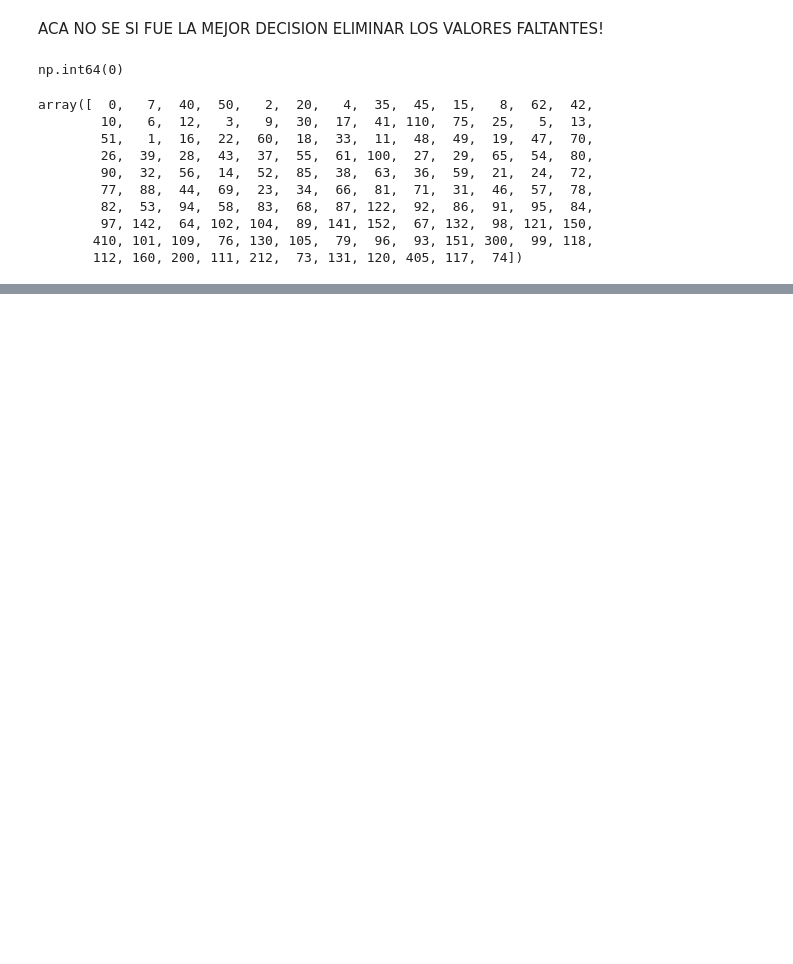
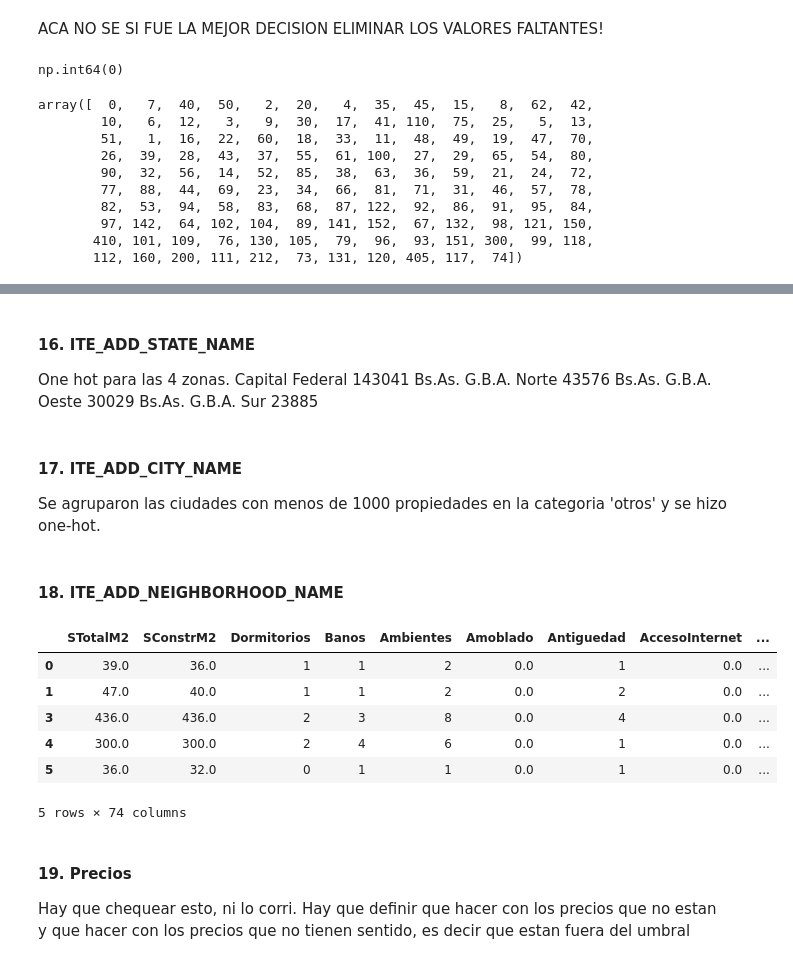
Before and after one commit to toiaalynch/TPFinalML, a Jupyter notebook: preprocesamiento.ipynb, the cells around one changed output, grey strips where cells are left out. Saved outputs shown, nothing was run; the diff lists cells and outputs as text; code cells hidden in the pictures; blank space fills up the shorter version.

```diff
--- a/preprocesamiento.ipynb
+++ b/preprocesamiento.ipynb
@@ -506,0 +288,2 @@ if not valores_extremos.empty:
+# %%
+df['ITE_TIPO_PROD'] = df['ITE_TIPO_PROD'].map({'N': 1, 'U': 2, 'S': 0})
@@ -506,0 +293,2 @@ if not valores_extremos.empty:
+# %%
+df.drop(columns=['year'], inplace=True)
@@ -506,0 +334,38 @@ if not valores_extremos.empty:
+# %% [markdown]
+#### 16. ITE_ADD_STATE_NAME
+One hot para las 4 zonas.
+Capital Federal        143041
+Bs.As. G.B.A. Norte     43576
+Bs.As. G.B.A. Oeste     30029
+Bs.As. G.B.A. Sur       23885
+# %%
+df = pd.get_dummies(df, columns=['ITE_ADD_STATE_NAME'], prefix='state')
+# %% [markdown]
+#### 17. ITE_ADD_CITY_NAME
+Se agruparon las ciudades con menos de 1000 propiedades en la categoria 'otros' y se hizo one-hot.
+# %%
+threshold = 1000
+city_counts = df['ITE_ADD_CITY_NAME'].value_counts()
+df['ITE_ADD_CITY_NAME'] = df['ITE_ADD_CITY_NAME'].apply(
+    lambda x: x if city_counts[x] >= threshold else 'Otros'
+)
+df = pd.get_dummies(df, columns=['ITE_ADD_CITY_NAME'], prefix='city')
+# %% [markdown]
+#### 18. ITE_ADD_NEIGHBORHOOD_NAME
+# %%
+df = df.dropna(subset=['ITE_ADD_NEIGHBORHOOD_NAME'])
+threshold = 5000
+neighbourhood_counts = df['ITE_ADD_NEIGHBORHOOD_NAME'].value_counts()
+df['ITE_ADD_NEIGHBORHOOD_NAME'] = df['ITE_ADD_NEIGHBORHOOD_NAME'].apply(
+    lambda x: x if neighbourhood_counts[x] >= threshold else 'Otros'
+)
+df = pd.get_dummies(df, columns=['ITE_ADD_NEIGHBORHOOD_NAME'], prefix='ITE_ADD_NEIGHBORHOOD_NAME')
+df.head()
+# %% [output]
+|  | STotalM2 | SConstrM2 | Dormitorios | Banos | Ambientes | Amoblado | Antiguedad | AccesoInternet | ... |
+| 0 | 39.0 | 36.0 | 1 | 1 | 2 | 0.0 | 1 | 0.0 | ... |
+| 1 | 47.0 | 40.0 | 1 | 1 | 2 | 0.0 | 2 | 0.0 | ... |
+| 3 | 436.0 | 436.0 | 2 | 3 | 8 | 0.0 | 4 | 0.0 | ... |
+| 4 | 300.0 | 300.0 | 2 | 4 | 6 | 0.0 | 1 | 0.0 | ... |
+| 5 | 36.0 | 32.0 | 0 | 1 | 1 | 0.0 | 1 | 0.0 | ... |
+5 rows × 74 columns
@@ -506,0 +400,4 @@ if not valores_extremos.empty:
+# %% [markdown]
+#### 19. Precios
+
+Hay que chequear esto, ni lo corri. Hay que definir que hacer con los precios que no estan y que hacer con los precios que no tienen sentido, es decir que estan fuera del umbral
```
Also changed, not shown: parts of 60 cells of this notebook, 3 other files.
